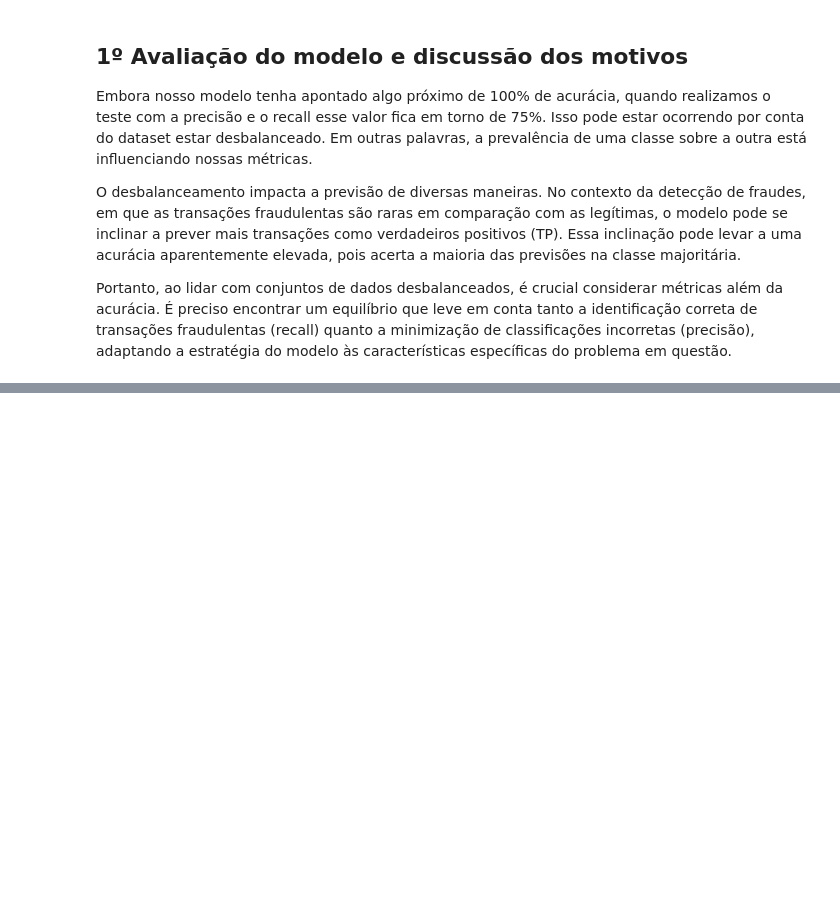
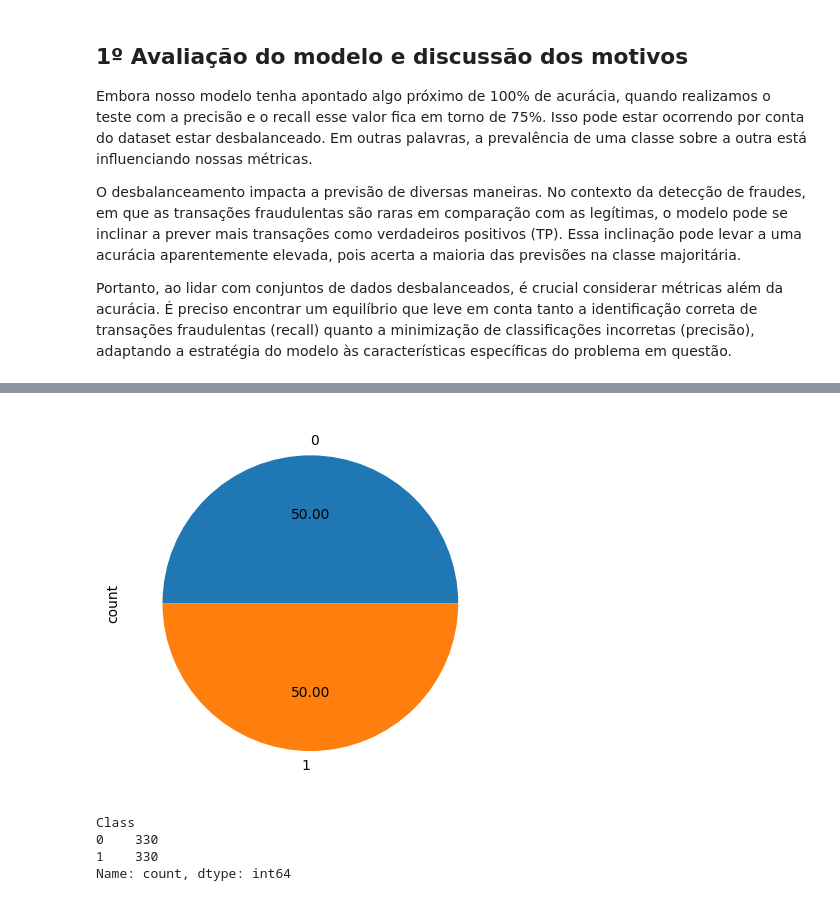
Before and after one commit to lucasarauj0h/advancing-in-python, a Jupyter notebook: data_analysis/credit_fraud/credit_fraud_prediction.ipynb, the cells around one changed output, grey strips where cells are left out. Cells and saved outputs as stored; diff of their text form; code cells hidden in the pictures; blank space fills up the shorter version.

Commit message:
new models for undersampling and oversampling

```diff
--- a/data_analysis/credit_fraud/credit_fraud_prediction.ipynb
+++ b/data_analysis/credit_fraud/credit_fraud_prediction.ipynb
@@ -193,0 +215,15 @@ Portanto, ao lidar com conjuntos de dados desbalanceados, é crucial considerar
+# %%
+rus = RandomUnderSampler(random_state=42)
+# %%
+X_res, y_res = rus.fit_resample(X_train, y_train)
+# %%
+y_res.value_counts().plot.pie(autopct='%.2f');
+# %% [output]
+[figure, added]
+# %%
+y_res.value_counts()
+# %% [output]
+Class
+0    330
+1    330
+Name: count, dtype: int64
```
Also changed, not shown: parts of 25 cells of this notebook, 1 other file.
